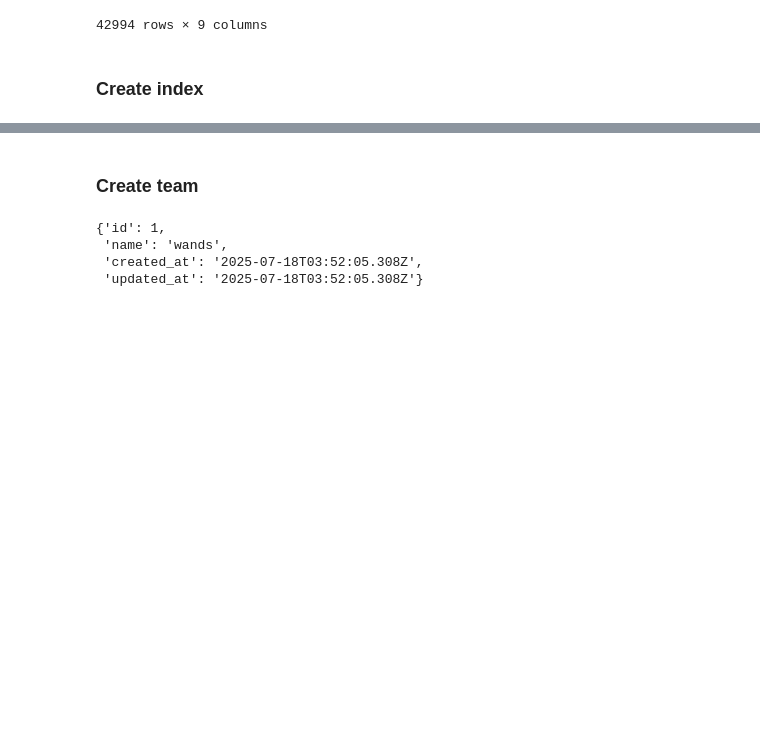
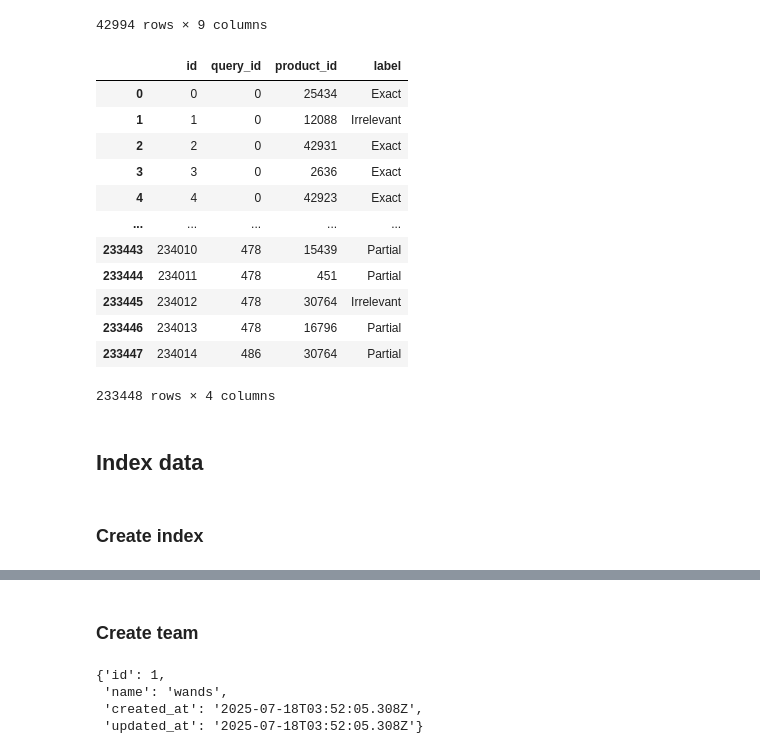
Before and after one commit to frutik/quepid-api-unofficial, a Jupyter notebook: main.ipynb, the cells around one changed output, grey strips where cells are left out. Cells and saved outputs as stored; diff of their text form; code cells hidden in the pictures; blank space fills up the shorter version.

```diff
--- a/main.ipynb
+++ b/main.ipynb
@@ -78,6 +73,25 @@ product_df
 | 42992 | 42992 | fletcher 27.5 '' wide polyester a... | Teen Lounge Furniture|Accent Chairs | Furniture / Living Room Furniture... | bring iconic , modern style to yo... | legmaterialdetails : rubberwood|b... | ... |
 | 42993 | 42993 | griffin 29 '' bar stool | Bar Stools | Furniture / Kitchen & Dining Furn... | this set of two barstools feature... | distancebetweenfloorandfootrest:7... | ... |
 42994 rows × 9 columns
+# %%
+labels_df = pd.read_csv("WANDS/dataset/label.csv", sep='\t')
+labels_df
+# %% [output]
+|  | id | query_id | product_id | label |
+| 0 | 0 | 0 | 25434 | Exact |
+| 1 | 1 | 0 | 12088 | Irrelevant |
+| 2 | 2 | 0 | 42931 | Exact |
+| 3 | 3 | 0 | 2636 | Exact |
+| 4 | 4 | 0 | 42923 | Exact |
+| ... | ... | ... | ... | ... |
+| 233443 | 234010 | 478 | 15439 | Partial |
+| 233444 | 234011 | 478 | 451 | Partial |
+| 233445 | 234012 | 478 | 30764 | Irrelevant |
+| 233446 | 234013 | 478 | 16796 | Partial |
+| 233447 | 234014 | 486 | 30764 | Partial |
+233448 rows × 4 columns
 # %% [markdown]
-### Create index
+## Index data
+# %% [markdown]
+### Create index
 # %%
```
Also changed, not shown: parts of 31 cells of this notebook, 4 other files.
